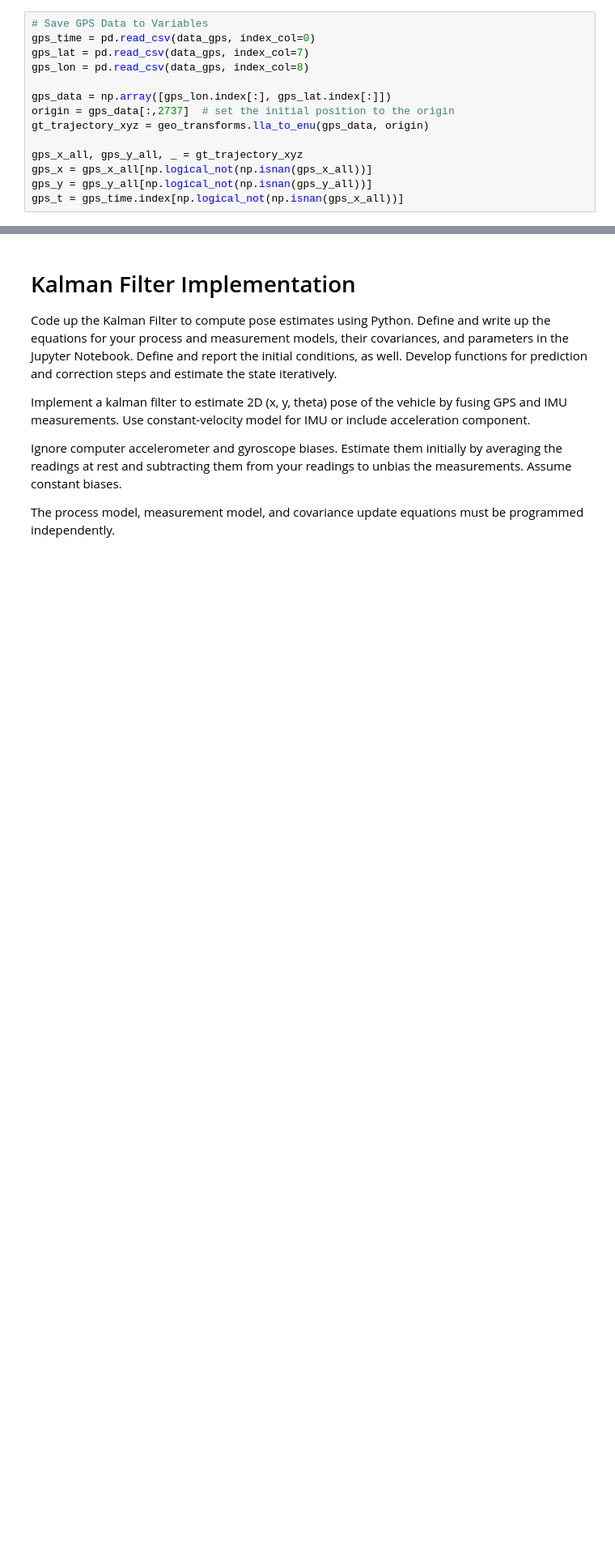
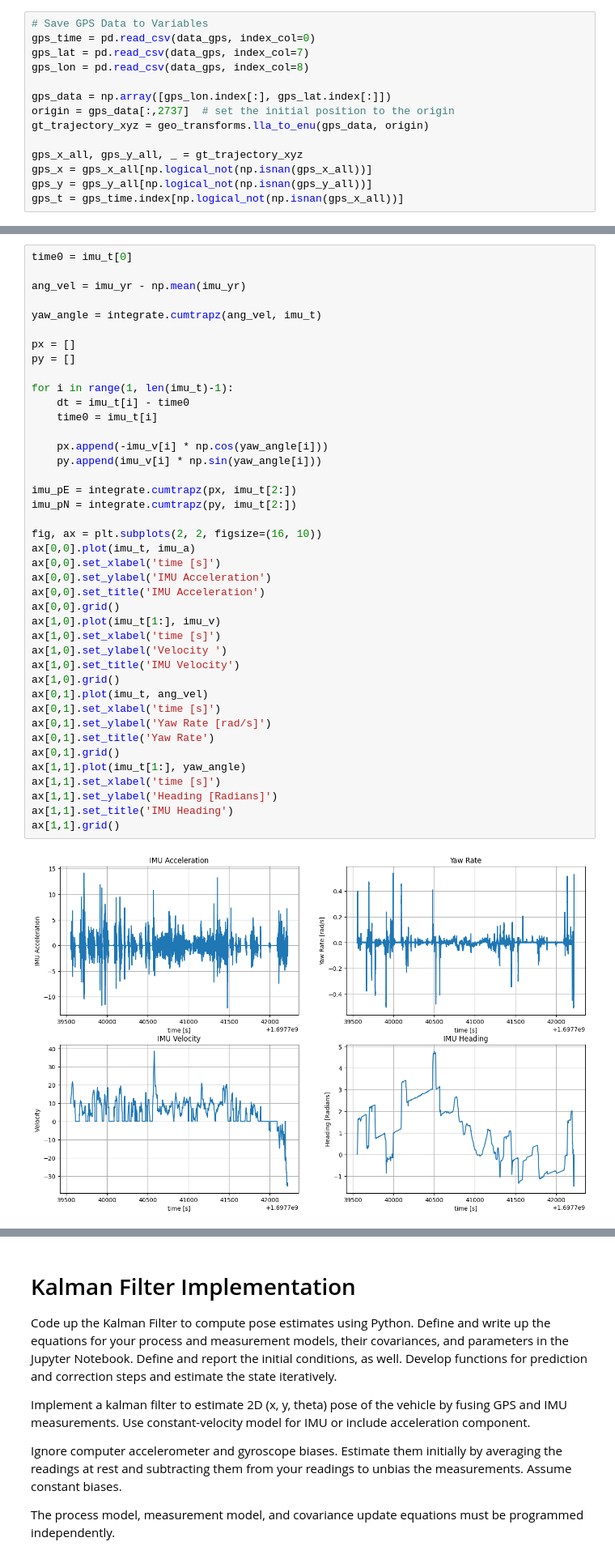
Before and after one commit to meuliano/AutonomousFieldRobotics, a Jupyter notebook: HW5/hw5_euliano.ipynb, the cells around one changed output, grey strips where cells are left out. Shown at 81% size. Cells and saved outputs as stored; diff of their text form; blank space fills up the shorter version.

```diff
--- a/HW5/hw5_euliano.ipynb
+++ b/HW5/hw5_euliano.ipynb
@@ -218,0 +191,43 @@ ax.grid()
+# %%
+time0 = imu_t[0]
+
+ang_vel = imu_yr - np.mean(imu_yr)
+
+yaw_angle = integrate.cumtrapz(ang_vel, imu_t)
+
+px = []
+py = []
+
+for i in range(1, len(imu_t)-1):
+    dt = imu_t[i] - time0
+    time0 = imu_t[i]
+
+    px.append(-imu_v[i] * np.cos(yaw_angle[i]))
+    py.append(imu_v[i] * np.sin(yaw_angle[i]))
+
+imu_pE = integrate.cumtrapz(px, imu_t[2:])
+imu_pN = integrate.cumtrapz(py, imu_t[2:])
+
+fig, ax = plt.subplots(2, 2, figsize=(16, 10))
+ax[0,0].plot(imu_t, imu_a)
+ax[0,0].set_xlabel('time [s]')
+ax[0,0].set_ylabel('IMU Acceleration')
+ax[0,0].set_title('IMU Acceleration')
+ax[0,0].grid()
+ax[1,0].plot(imu_t[1:], imu_v)
+ax[1,0].set_xlabel('time [s]')
+ax[1,0].set_ylabel('Velocity ')
+ax[1,0].set_title('IMU Velocity')
+ax[1,0].grid()
+ax[0,1].plot(imu_t, ang_vel)
+ax[0,1].set_xlabel('time [s]')
+ax[0,1].set_ylabel('Yaw Rate [rad/s]')
+ax[0,1].set_title('Yaw Rate')
+ax[0,1].grid()
+ax[1,1].plot(imu_t[1:], yaw_angle)
+ax[1,1].set_xlabel('time [s]')
+ax[1,1].set_ylabel('Heading [Radians]')
+ax[1,1].set_title('IMU Heading')
+ax[1,1].grid()
+# %% [output]
+[figure, added]
```
Also changed, not shown: parts of 33 cells of this notebook, 2 other files.
